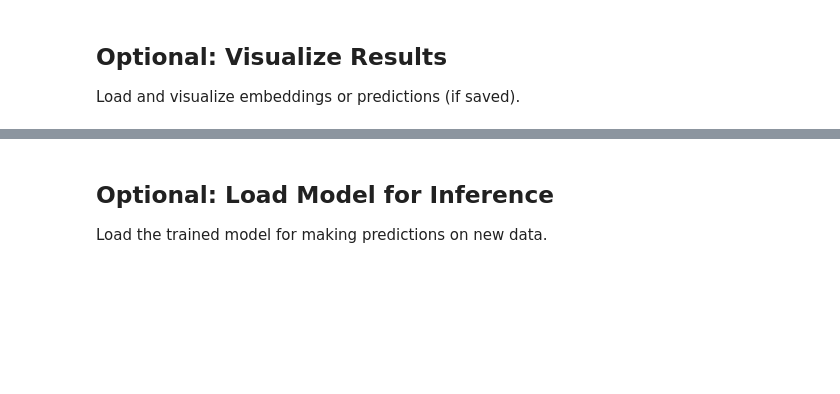
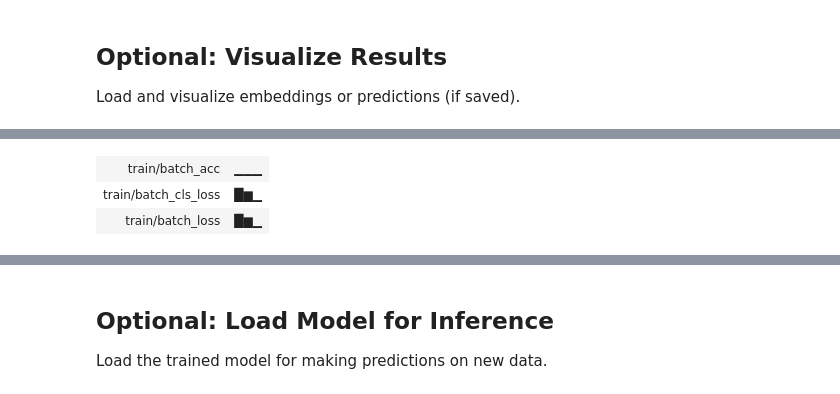
Before and after one commit to JaguarIdentification/camera-trap-footage, a Jupyter notebook: notebooks/reidentification_training.ipynb, the cells around one changed output, grey strips where cells are left out. Drawn from its saved outputs; the diff is of its cells as text; code cells hidden in the pictures; blank space fills up the shorter version.

Commit message:
feat!: experiments

```diff
--- a/notebooks/reidentification_training.ipynb
+++ b/notebooks/reidentification_training.ipynb
@@ -128,7 +207,7 @@ If you want to load a specific dataset variant from disk into FiftyOne, run this
 # Configuration for loading from disk
 LOAD_FROM_DISK = False  # Set to True to load from disk
 DATASET_VARIANT = "segmented_deduplicated"  # Options: master, segmented_deduplicated, segmented, not_segmented_deduplicated, not_segmented
-DATASET_DISK_PATH = Path("../camera-trap-footage/data/intermediate/v1/fo_jaguars/exports") / DATASET_VARIANT
+DATASET_DISK_PATH = Path("../data/intermediate/v1/fo_jaguars/exports") / DATASET_VARIANT
 IMPORTED_DATASET_NAME = f"JID_{DATASET_VARIANT}"
 OVERWRITE_IF_EXISTS = False
 
@@ -337,0 +525,75 @@ else:
+# %%
+# Run loss function experiments
+# This will train models with different losses and log results to Wandb
+
+from jaguars.reidentification.experiments import get_loss_experiments
+from jaguars.reidentification.training.train import run_processing as run_training
+
+# Get all loss experiments using the notebook config as base
+# This preserves your wandb settings, paths, and other configurations
+loss_experiments = get_loss_experiments(base_config=config)
+
+print(f"Available loss experiments ({len(loss_experiments)}):")
+for exp in loss_experiments:
+    print(f"  - {exp.name}: {exp.description}")
+
+# Select which experiments to run (comment out to run all)
+EXPERIMENTS_TO_RUN = [
+    "loss_random_baseline",
+    "loss_arcface",        # Standard ArcFace
+    # "loss_arcface_triplet", # ArcFace + Triplet (requires PK sampling)
+    "loss_cross_entropy",   # Baseline
+]
+
+# Filter to selected experiments
+selected_experiments = [
+    exp for exp in loss_experiments
+    if exp.name in EXPERIMENTS_TO_RUN
+]
+
+print(f"\nSelected {len(selected_experiments)} experiments to run")
+print(f"\nUsing configuration from notebook:")
+print(f"  - Dataset: {config.dataset.fo_dataset_name}")
+print(f"  - Split field: {config.dataset.fo_split_field}")
+print(f"  - Backbone: {config.backbone.name}")
+print(f"  - Wandb project: {config.wandb.project}")
+print(f"  - Wandb entity: {config.wandb.entity}")
+
+# Run experiments
+RUN_EXPERIMENTS = True  # Set to True to actually run
+
+if RUN_EXPERIMENTS:
+    results = {}
+    for i, exp in enumerate(selected_experiments):
+        print(f"\n{'='*70}")
+        print(f"EXPERIMENT {i+1}/{len(selected_experiments)}: {exp.name}")
+        print(f"Description: {exp.description}")
+        print(f"{'='*70}")
+
+        # Update run name for wandb
+        exp.base_config.wandb.run_name = exp.name
+        exp.base_config.wandb.tags = exp.tags
+
+        try:
+            result = run_training(
+                config=exp.base_config,
+                verbose=True,
+            )
+            results[exp.name] = result
+            print(f"✓ {exp.name} completed: mAP = {result.get('best_val_map', 'N/A'):.4f}")
+        except Exception as e:
+            print(f"✗ {exp.name} failed: {e}")
+            results[exp.name] = {"error": str(e)}
+
+    # Summary
+    print(f"\n{'='*70}")
+    print("EXPERIMENT SUMMARY")
+    print(f"{'='*70}")
+    for name, result in results.items():
+        if "error" in result:
+            print(f"  {name}: FAILED - {result['error']}")
+        else:
+            print(f"  {name}: mAP = {result.get('best_val_map', 'N/A'):.4f}")
+else:
+    print("\n⚠️ Set RUN_EXPERIMENTS = True to run the experiments")
+# %% [output]
@@ -337,0 +620,3 @@ else:
+| train/batch_acc | ▁▁▁ |
+| train/batch_cls_loss | █▆▁ |
+| train/batch_loss | █▆▁ |
```
Also changed, not shown: parts of 8 cells of this notebook, 58 other files.
